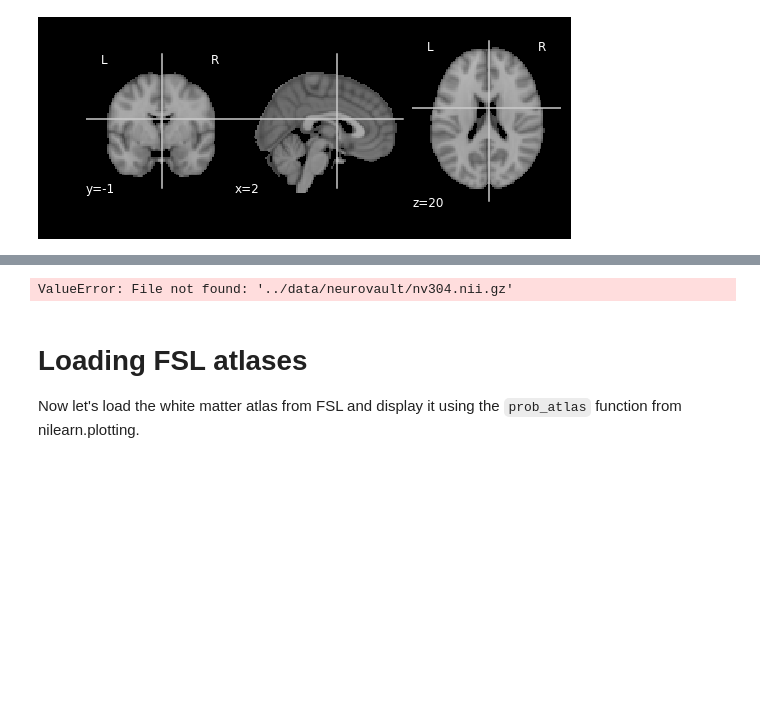
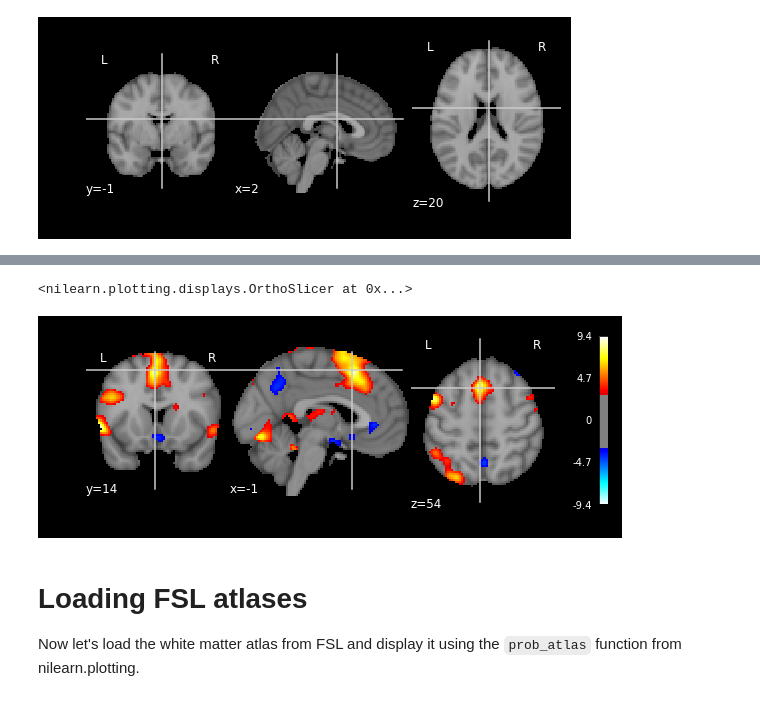
Before and after one commit to BrainNetworksCourse/problem-set-1-cheriexu, a Jupyter notebook: Pset1_Visualization.ipynb, the cells around one changed output, grey strips where cells are left out. Cells and saved outputs as stored; diff of their text form; code cells hidden in the pictures; blank space fills up the shorter version.

```diff
--- a/Pset1_Visualization.ipynb
+++ b/Pset1_Visualization.ipynb
@@ -35,9 +35,10 @@ plotting.plot_anat(T1file)
 ![Solution](Problem1_solution.png "Intended solution for Problem 1")
 # %%
 # INSERT SOLUTION HERE
-plotting.plot_stat_map(statmap,T1file,threshold = 'auto')
+plotting.plot_stat_map(statmap,T1file,threshold = 3)
 # %% [output]
-ValueError: File not found: '../data/neurovault/nv304.nii.gz'
+<nilearn.plotting.displays.OrthoSlicer at 0x...>
+[figure, added]
 # %% [markdown]
 # Loading FSL atlases
 
```
Also changed, not shown: parts of 1 cell of this notebook.
